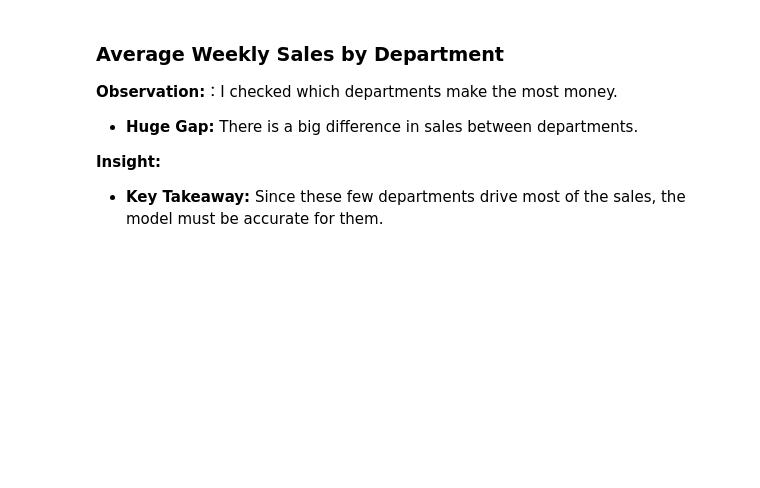
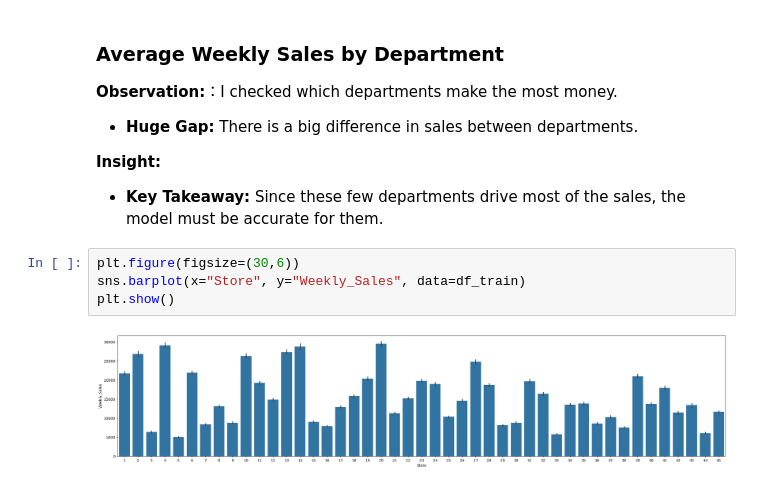
Before and after one commit to Ryo-11GRX/py-workflow-autobots, a Jupyter notebook: python-automation-lab/01_walmart_sales_analysis/analysis.ipynb, the cells around one changed output. Drawn from its saved outputs; the diff is of its cells as text; blank space fills up the shorter version.

Commit message:
Add average sales analysis: visualized weekly sales for 45 stores

```diff
--- a/python-automation-lab/01_walmart_sales_analysis/analysis.ipynb
+++ b/python-automation-lab/01_walmart_sales_analysis/analysis.ipynb
@@ -53,3 +53,9 @@ plt.show()
 
 **Insight:**
 - **Key Takeaway:** Since these few departments drive most of the sales, the model must be accurate for them.
+# %%
+plt.figure(figsize=(30,6))
+sns.barplot(x="Store", y="Weekly_Sales", data=df_train)
+plt.show()
+# %% [output]
+[figure, added]
```
Also changed, not shown: parts of 1 cell of this notebook.
